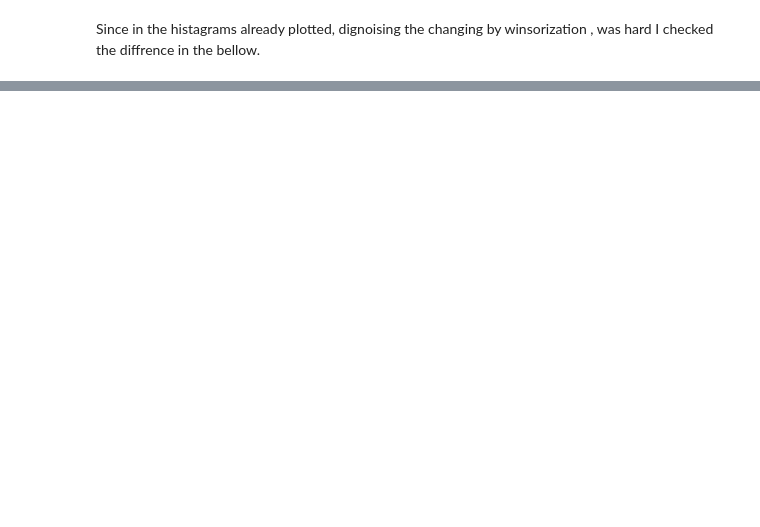
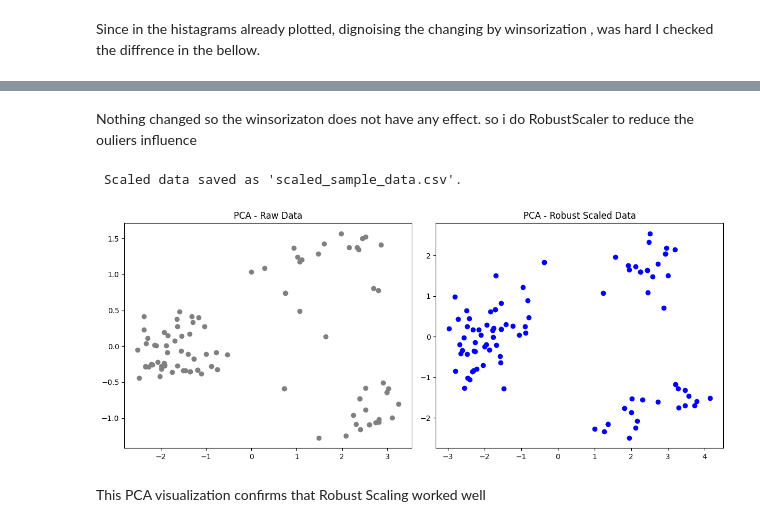
Before and after one commit to Fatemeh1362/internship, a Jupyter notebook: msmetrix_data_prepration.ipynb, the cells around one changed output, grey strips where cells are left out. Cells and saved outputs as stored; diff of their text form; code cells hidden in the pictures; blank space fills up the shorter version.

```diff
--- a/msmetrix_data_prepration.ipynb
+++ b/msmetrix_data_prepration.ipynb
@@ -554,0 +523,37 @@ X_winsor.to_csv("winsorized_data.csv", index=True)
+# %% [markdown]
+Nothing  changed so the winsorizaton does not have any effect. so i do RobustScaler to reduce the ouliers influence
+# %%
+
+# Apply Robust Scaling
+scaler = RobustScaler()
+X_scaled = pd.DataFrame(scaler.fit_transform(selected_df),
+                        columns=selected_df.columns,
+                        index=selected_df.index)
+
+# Save scaled data
+X_scaled.to_csv(r"C:\Users\fatemehm\OneDrive - Royal HZPC Group\Desktop\internship\bio_rep1\msmetrix_data\scaled_sample_data.csv", index=True)
+print(" Scaled data saved as 'scaled_sample_data.csv'.")
+
+# PCA for visual confirmation
+pca = PCA(n_components=2)
+pca_raw = pca.fit_transform(selected_df)
+pca_scaled = pca.fit_transform(X_scaled)
+
+# Plot
+fig, axs = plt.subplots(1, 2, figsize=(12, 5))
+
+# Raw PCA
+axs[0].scatter(pca_raw[:, 0], pca_raw[:, 1], color='gray')
+axs[0].set_title("PCA - Raw Data")
+
+# Scaled PCA
+axs[1].scatter(pca_scaled[:, 0], pca_scaled[:, 1], color='blue')
+axs[1].set_title("PCA - Robust Scaled Data")
+
+plt.tight_layout()
+plt.show()
+# %% [output]
+ Scaled data saved as 'scaled_sample_data.csv'.
+[figure, added]
+# %% [markdown]
+This PCA visualization confirms that Robust Scaling worked well
```
Also changed, not shown: parts of 13 cells of this notebook.
